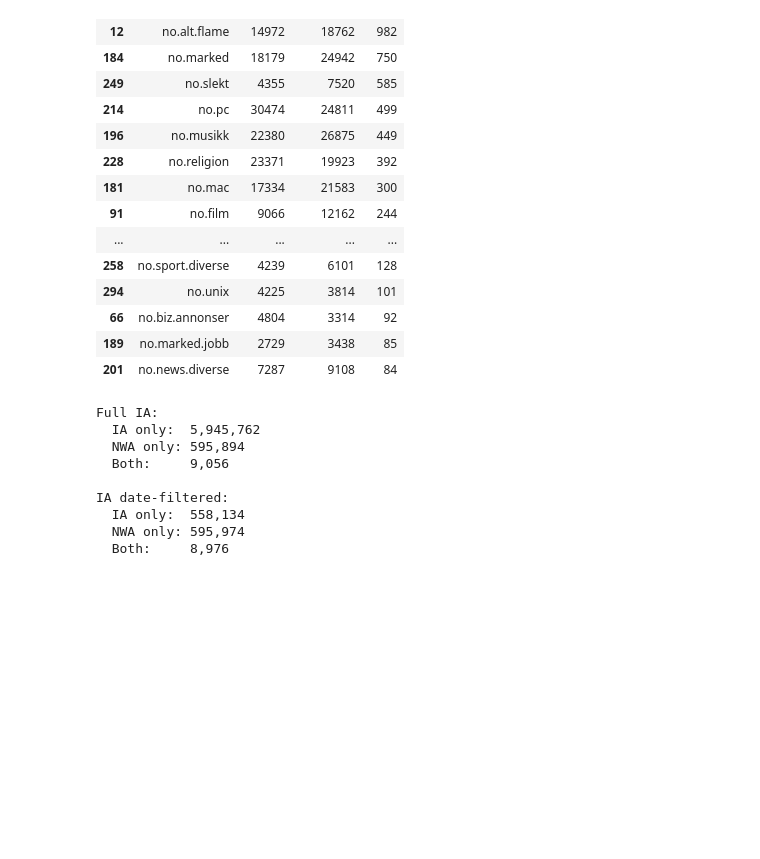
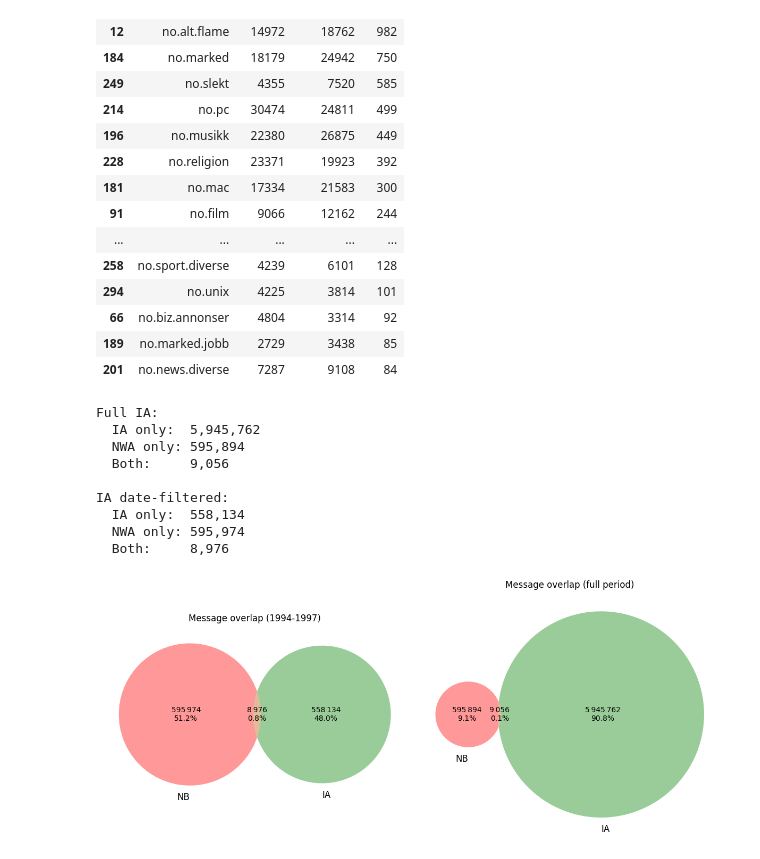
Before and after one commit to NationalLibraryOfNorway/norwegian_usenet, a Jupyter notebook: notebooks/compare_ia_nwa_content.ipynb, the cells around one changed output. Saved outputs shown, nothing was run; the diff lists cells and outputs as text; code cells hidden in the pictures; blank space fills up the shorter version.

```diff
--- a/notebooks/compare_ia_nwa_content.ipynb
+++ b/notebooks/compare_ia_nwa_content.ipynb
@@ -74,16 +74,18 @@ IA date-filtered:
   Both:     8,976
 # %%
 fig, axes = plt.subplots(1, 2, figsize=(12, 5))
-for ax, (label, df) in zip(axes, [("date-filtered IA", filtered), ("full IA", full)]):
+for ax, (label, df) in zip(axes, [("1994-1997", filtered), ("full period", full)]):
     venn2_fmt(
         subsets=(df["nwa_only"].sum(), df["ia_only"].sum(), df["both"].sum()),
-        set_labels=("NWA", "IA"),
+        set_labels=("NB", "IA"),
         ax=ax,
         show_pct=True,
     )
     ax.set_title(f"Message overlap ({label})")
 plt.tight_layout()
 plt.show()
+# %% [output]
+[figure, added]
 # %%
 sum_i = (filtered.nwa_only + filtered.ia_only).sort_values(ascending=False).index
 sortby_sum = filtered.loc[sum_i]
```
Also changed, not shown: 6 other files.
